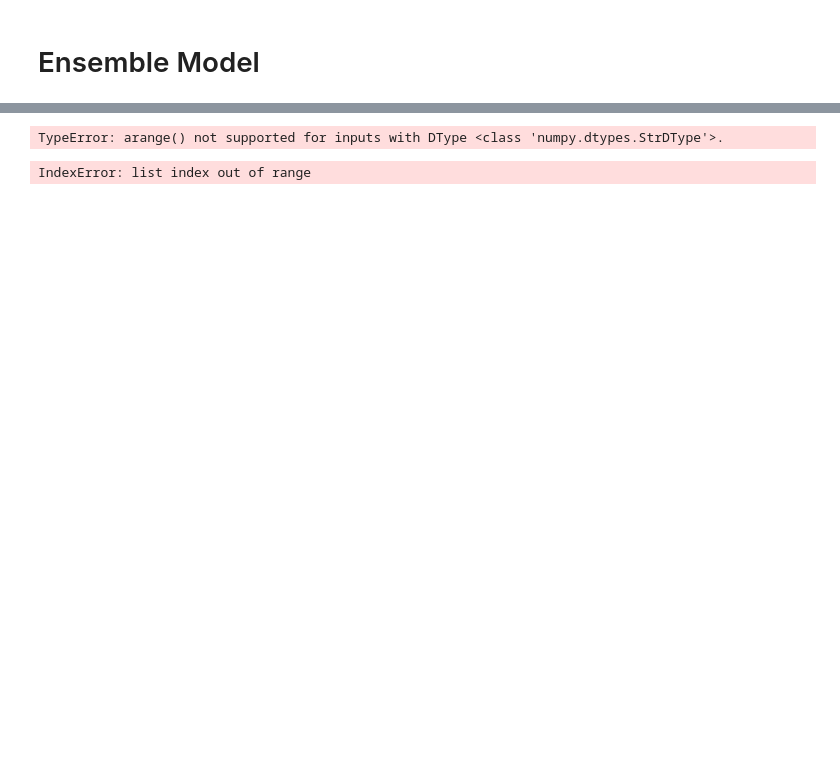
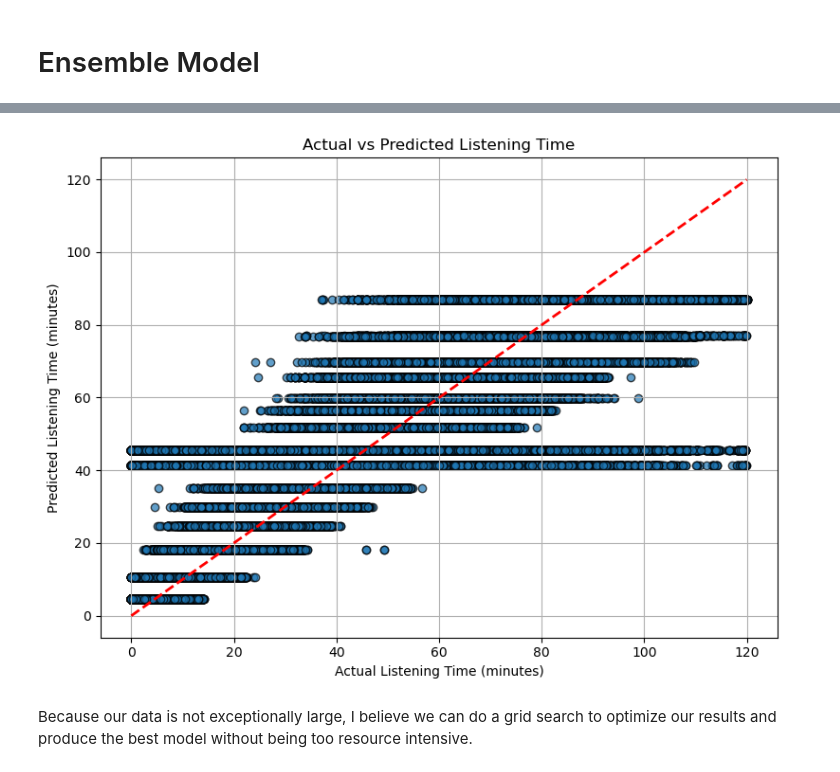
Before and after one commit to theslater11/PredictPodcastListeningTime, a Jupyter notebook: EnsembleModel.ipynb, the cells around one changed output, grey strips where cells are left out. Saved outputs shown, nothing was run; the diff lists cells and outputs as text; code cells hidden in the pictures; blank space fills up the shorter version.

```diff
--- a/EnsembleModel.ipynb
+++ b/EnsembleModel.ipynb
@@ -45,14 +38,12 @@ X = train.drop('Listening_Time_minutes', axis=1)
 y = train['Listening_Time_minutes']
 X_train, X_test, y_train, y_test = train_test_split(X, y, test_size=.3, random_state=42)
 # %%
-regressor = DecisionTreeRegressor(max_depth=4, random_state=42)
+regressor = DecisionTreeRegressor(max_depth=4,
+                                  random_state=42)
 regressor.fit(X_train, y_train)
-score = regressor.score(X_train, y_train)
-print("R-squared:", score)
 y_pred = regressor.predict(X_test)
-mse = mean_squared_error(y_test, y_pred)
-print("MSE: ", mse)
-print("RMSE: ", mse**(1/2.0))
-#mse = mean_squared_error(y_test, y_pred)
-#print(f"Mean Squared Error: {mse:.4f}")
+rmse = metrics.root_mean_squared_error(y_test, y_pred)
+r2 = metrics.r2_score(y_test, y_pred)
+print(f"Root Mean Squared Error: {rmse:.2f}")
+print(f"R² Score: {r2:.4f}")
 # %% [output]
@@ -74,28 +52,15 @@ plt.show()
-# %%
-X_grid = np.arange(min(X), max(X), 0.01)[:, np.newaxis]
-y_grid_pred = regressor.predict(X_grid)
-plt.figure(figsize=(10, 6))
-plt.scatter(X, y, color='red', label='Data')
-plt.plot(X_grid, y_grid_pred, color='blue', label='Model Prediction')
-plt.title("Decision Tree Regression")
-plt.xlabel("Feature")
-plt.ylabel("Target")
-plt.legend()
-plt.show()
-# %% [output]
-TypeError: arange() not supported for inputs with DType <class 'numpy.dtypes.StrDType'>.
-# %%
-# Visualizing decision tree
-plt.figure(figsize=(20, 10))
-plot_tree(
-    regressor,
-    feature_names=["Feature"],
-    filled=True,
-    rounded=True,
-    fontsize=10
-)
-plt.title("Decision Tree Structure")
-plt.show()
-# %% [output]
-IndexError: list index out of range
-[figure, removed]
+# %%
+# Plot predicted vs actual
+plt.figure(figsize=(8, 6))
+plt.scatter(y_test, y_pred, edgecolor='k', alpha=0.7)
+plt.plot([y_test.min(), y_test.max()], [y_test.min(), y_test.max()], 'r--', lw=2)
+plt.xlabel('Actual Listening Time (minutes)')
+plt.ylabel('Predicted Listening Time (minutes)')
+plt.title('Actual vs Predicted Listening Time')
+plt.grid(True)
+plt.tight_layout()
+plt.show()
+# %% [output]
+[figure, added]
+# %% [markdown]
+Because our data is not exceptionally large, I believe we can do a grid search to optimize our results and produce the best model without being too resource intensive.
```
Also changed, not shown: parts of 19 cells of this notebook, 4 other files.
